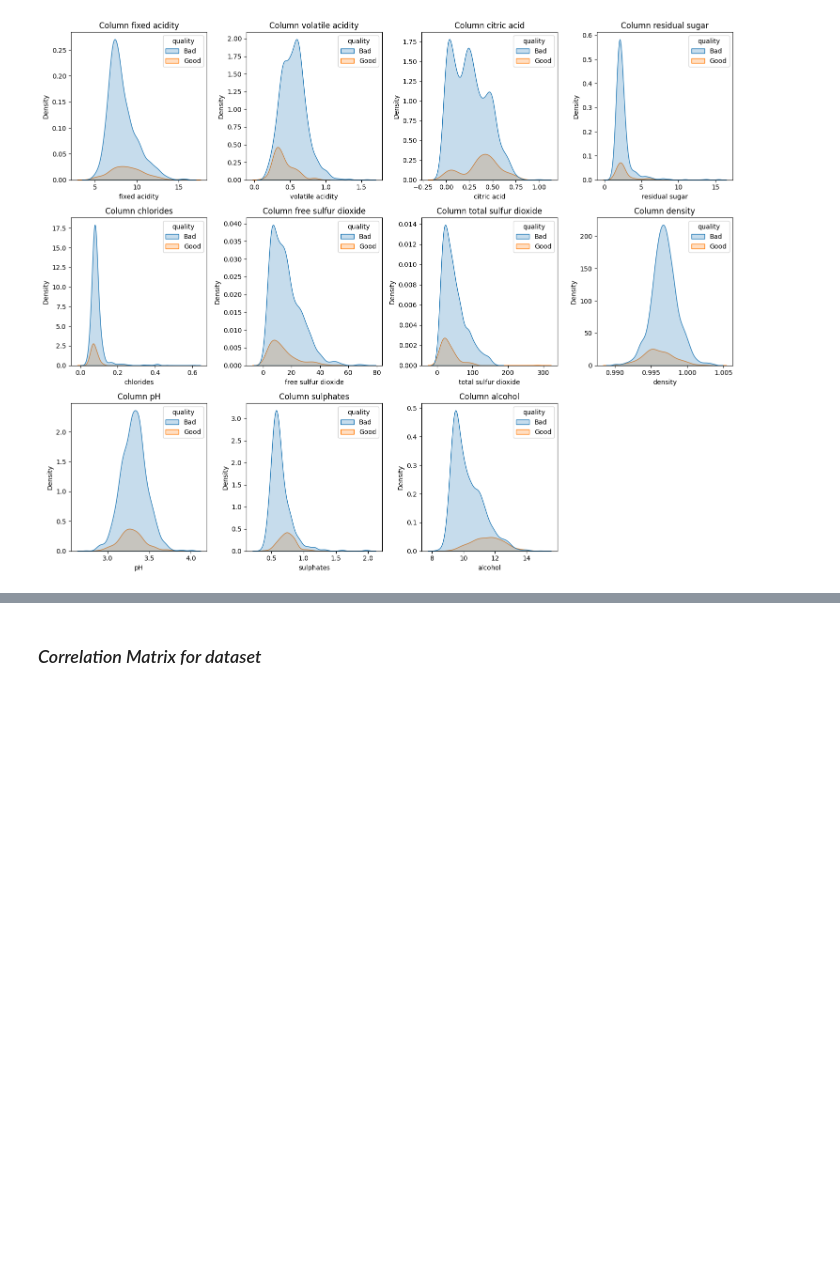
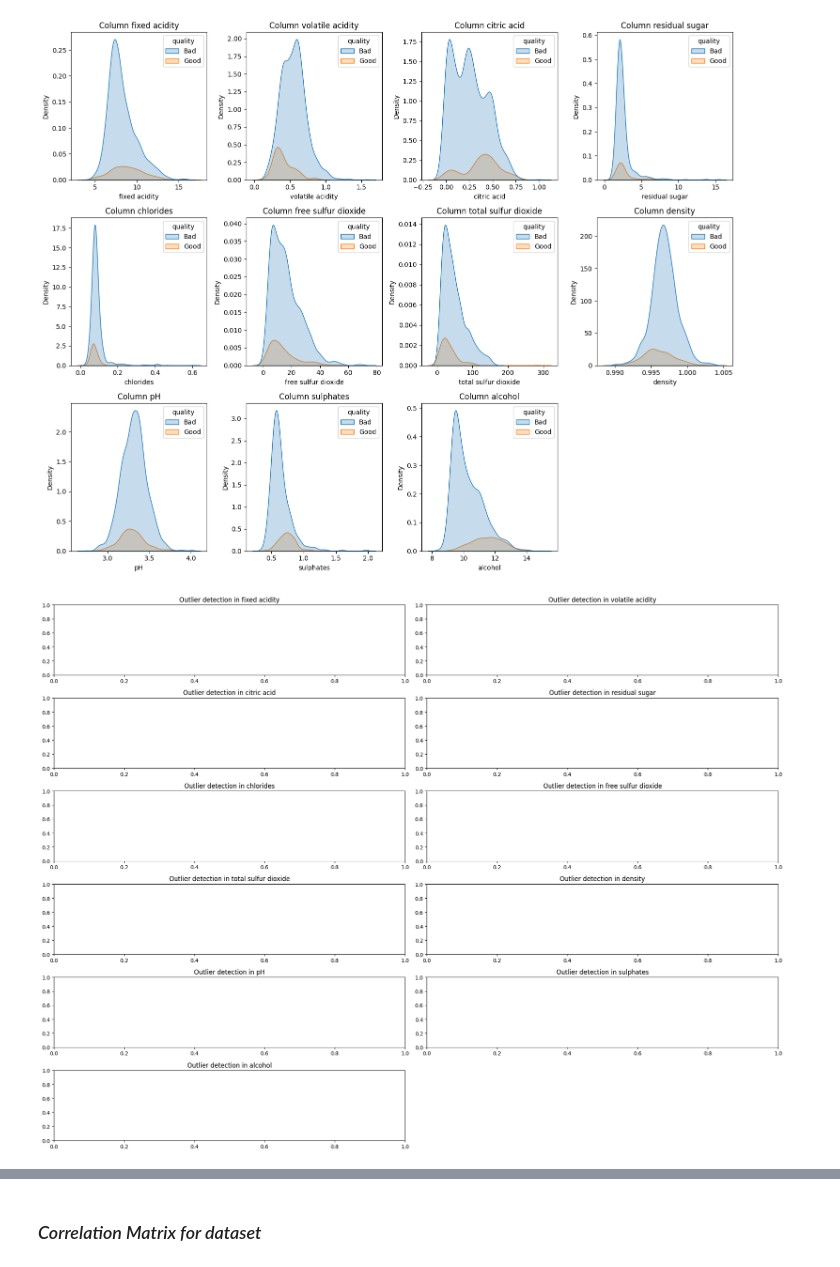
Before and after one commit to 176deepak/red-wine, a Jupyter notebook: Notebooks/Exploratory_Analysis.ipynb, the cells around one changed output, grey strips where cells are left out. Drawn from its saved outputs; the diff is of its cells as text; code cells hidden in the pictures; blank space fills up the shorter version.

```diff
--- a/Notebooks/Exploratory_Analysis.ipynb
+++ b/Notebooks/Exploratory_Analysis.ipynb
@@ -235,3 +235,20 @@ plt.tight_layout()
 plt.show()
 # %% [output]
 [figure]
+# %%
+col = list(df.columns)
+fig, axes = plt.subplots(nrows=6, ncols=2, figsize=(20, 15))
+axes = axes.flatten()
+
+for i in range(11):
+    c = col[i]
+    sns.boxplot(data=df, x=col[i])
+    axes[i].set_title('Outlier detection in {}'.format(col[i]))
+
+for j in range(11, 12):
+    fig.delaxes(axes[j])
+
+plt.tight_layout()
+plt.show()
+# %% [output]
+[figure, added]
```
Also changed, not shown: parts of 1 cell of this notebook, 5 other files.
